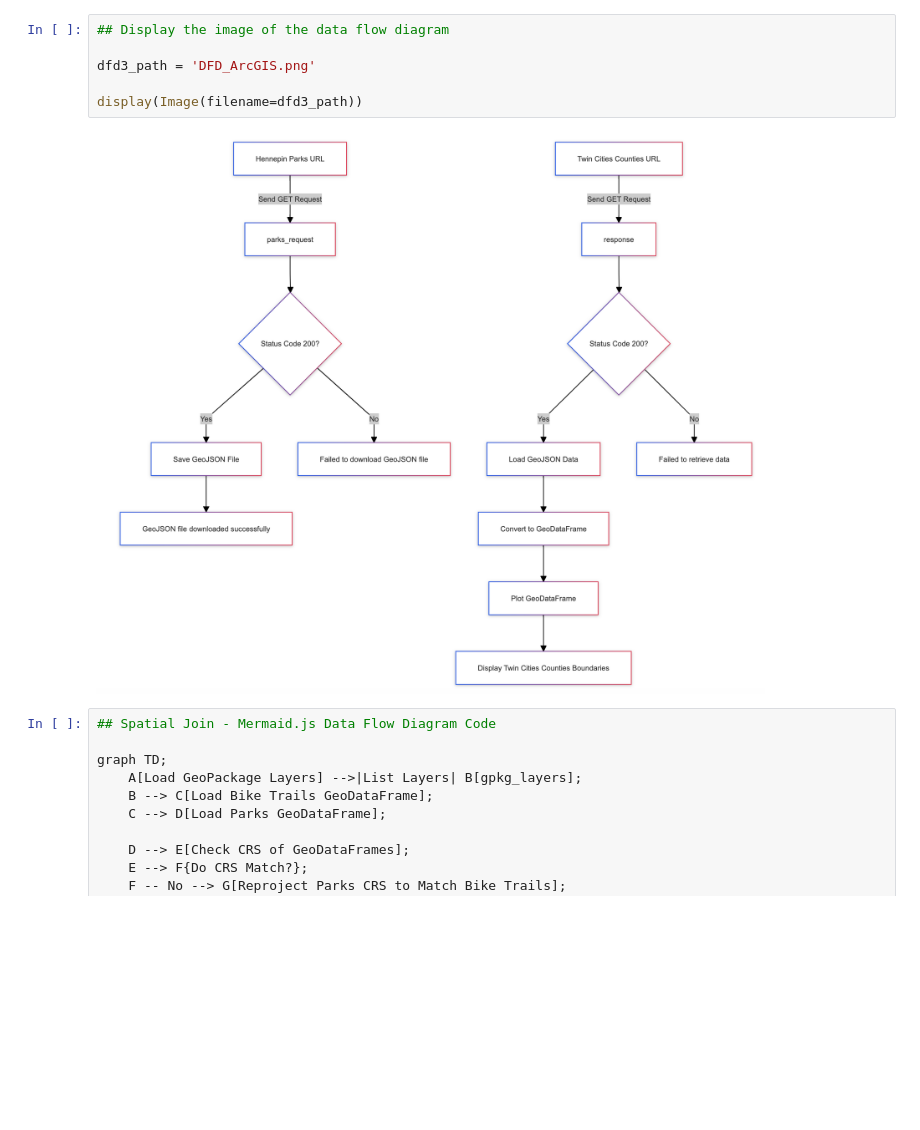
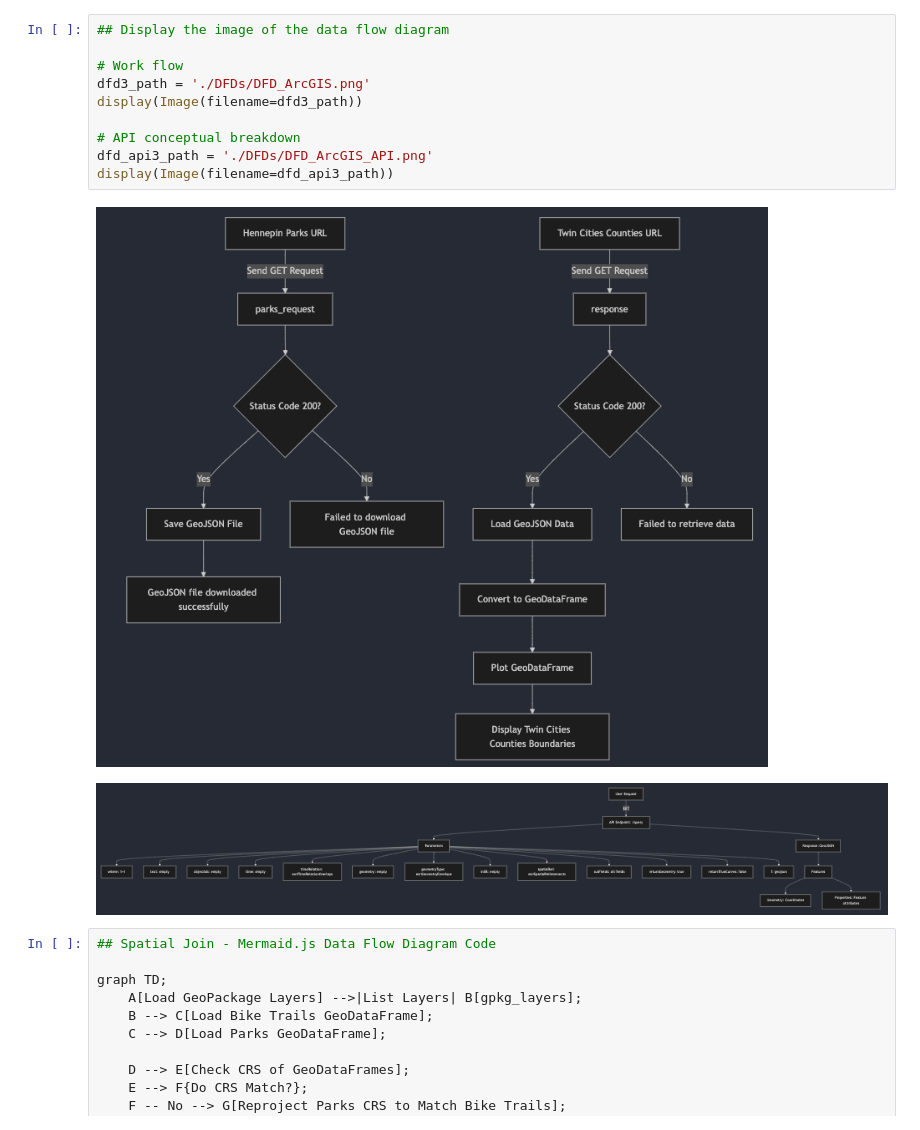
Before and after one commit to blanders98/GIS5571, a Jupyter notebook: Lab1/Lab 1_DFDs.ipynb, the cells around one changed output. Drawn from its saved outputs; the diff is of its cells as text; blank space fills up the shorter version.

```diff
--- a/Lab1/Lab 1_DFDs.ipynb
+++ b/Lab1/Lab 1_DFDs.ipynb
@@ -81,11 +142,16 @@ graph TD;
 # %%
 ## Display the image of the data flow diagram
 
-dfd3_path = 'DFD_ArcGIS.png'
+# Work flow
+dfd3_path = './DFDs/DFD_ArcGIS.png'
+display(Image(filename=dfd3_path))
 
-display(Image(filename=dfd3_path))
+# API conceptual breakdown
+dfd_api3_path = './DFDs/DFD_ArcGIS_API.png'
+display(Image(filename=dfd_api3_path))
 # %% [output]
-[figure, old version]
+[figure, new version]
+[figure, added]
 # %%
 ## Spatial Join - Mermaid.js Data Flow Diagram Code
 
```
Also changed, not shown: parts of 7 cells of this notebook.
